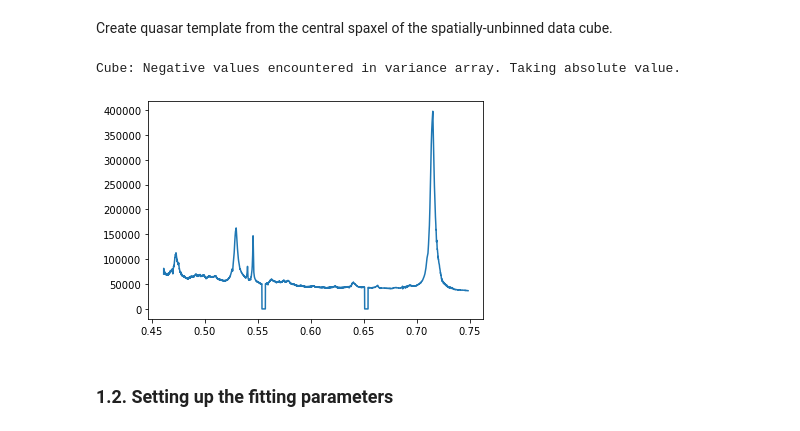
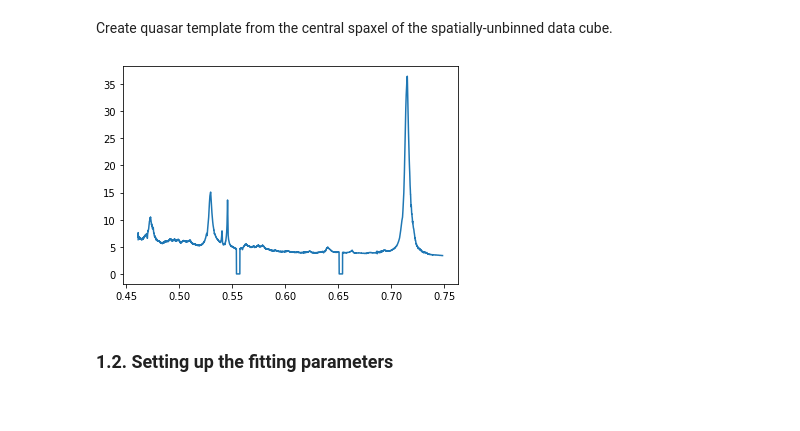
Before and after one commit to Q3D/q3dfit, a Jupyter notebook: jnb/run_q3dfit.ipynb, the cells around one changed output. Drawn from its saved outputs; the diff is of its cells as text; code cells hidden in the pictures.

```diff
--- a/jnb/run_q3dfit.ipynb
+++ b/jnb/run_q3dfit.ipynb
@@ -146,7 +146,8 @@ Some general information about your cube. `argsreadcube` is a dictionary of attr
 from q3dfit.readcube import Cube
 argsreadcube = {'wmapext': None,
                 'waveunit_in': 'Angstrom',
-                'fluxunit_in': 'erg/s/cm2/Angstrom/sr'}
+                'fluxunit_in': 'erg/s/cm2/Angstrom',
+                'fluxnorm': 1e4}
 
 if not os.path.isfile(infile):
     print('Data cube not found.')
@@ -171,14 +172,11 @@ fitrange = [0.4620,0.7450] #in um
 cutrange = np.array([0.6410, 0.6430])
 # %% [markdown]
 Create quasar template from the central spaxel of the spatially-unbinned data cube.
-# %%
-from q3dfit.makeqsotemplate import makeqsotemplate
-qsotemplate = outdir+'pg1411-qsotemplate.npy'
-#makeqsotemplate(qsotempfits, qsotemplate, wmapext=None, waveunit_in='Angstrom')
-makeqsotemplate(qsotempfits, qsotemplate, argscube=argsreadcube)
-# %% [output]
-Cube: Negative values encountered in variance array. Taking absolute value.
-[figure, removed]
+# %%
+qsotemplate = outdir+'pg1411-qsotemplate.npy'
+cube.makeqsotemplate(qsotemplate)
+# %% [output]
+[figure, added]
 # %% [markdown]
 ### 1.2. Setting up the fitting parameters <a class="anchor" id="chapter1_2"></a>
 # %% [markdown]
```
Also changed, not shown: parts of 2 cells of this notebook, 3 other files.
